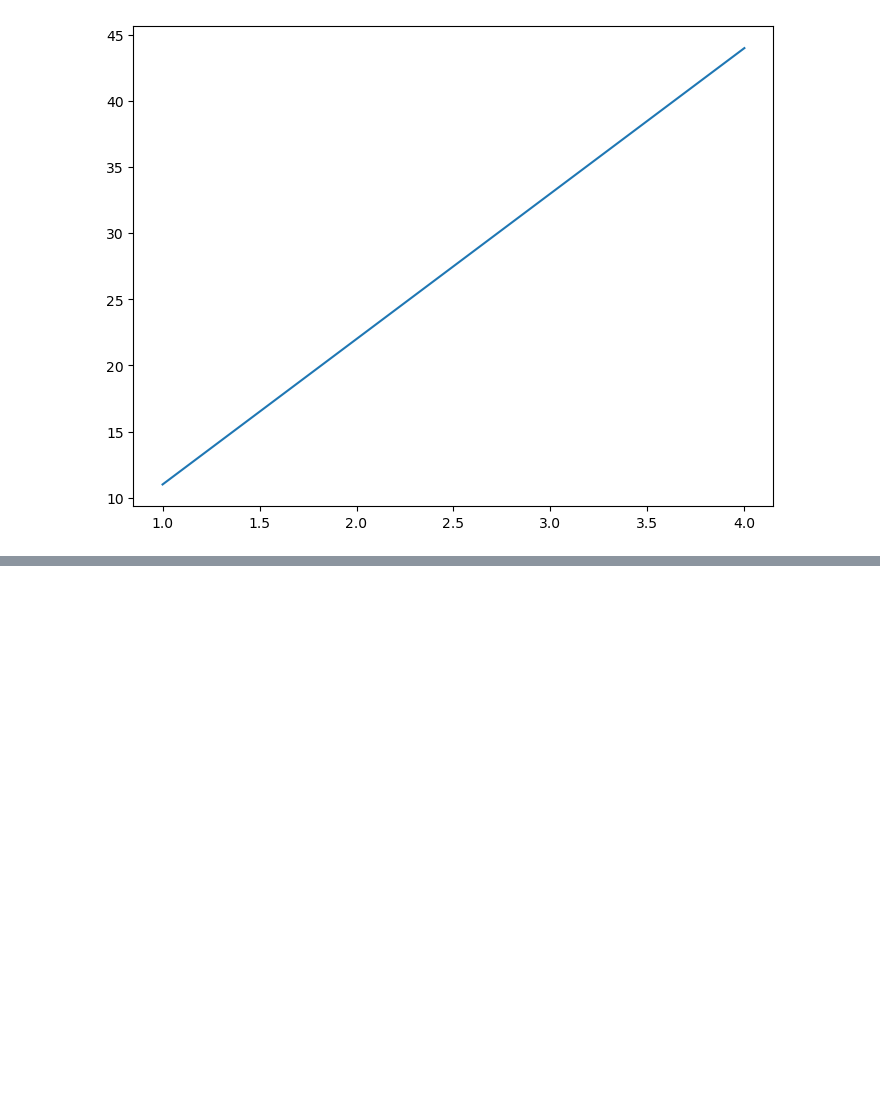
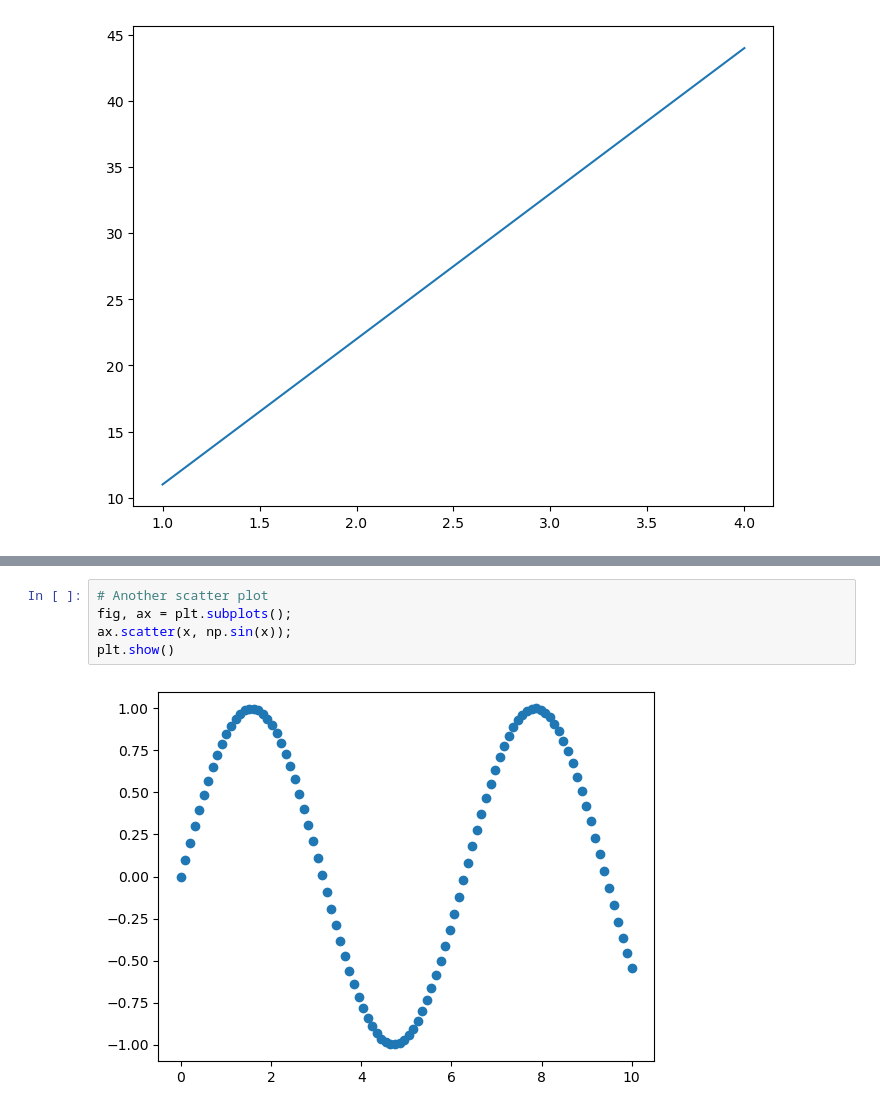
Before and after one commit to LiangRVR/Data-science-learn, a Jupyter notebook: introduction-to-matplotlib.ipynb, the cells around one changed output, grey strips where cells are left out. Drawn from its saved outputs; the diff is of its cells as text; blank space fills up the shorter version.

```diff
--- a/introduction-to-matplotlib.ipynb
+++ b/introduction-to-matplotlib.ipynb
@@ -46,0 +97,7 @@ ax.plot(x, [50, 100, 200, 250])
+# %%
+# Another scatter plot
+fig, ax = plt.subplots();
+ax.scatter(x, np.sin(x));
+plt.show()
+# %% [output]
+[figure, added]
```
Also changed, not shown: parts of 9 cells of this notebook, 1 other file.
